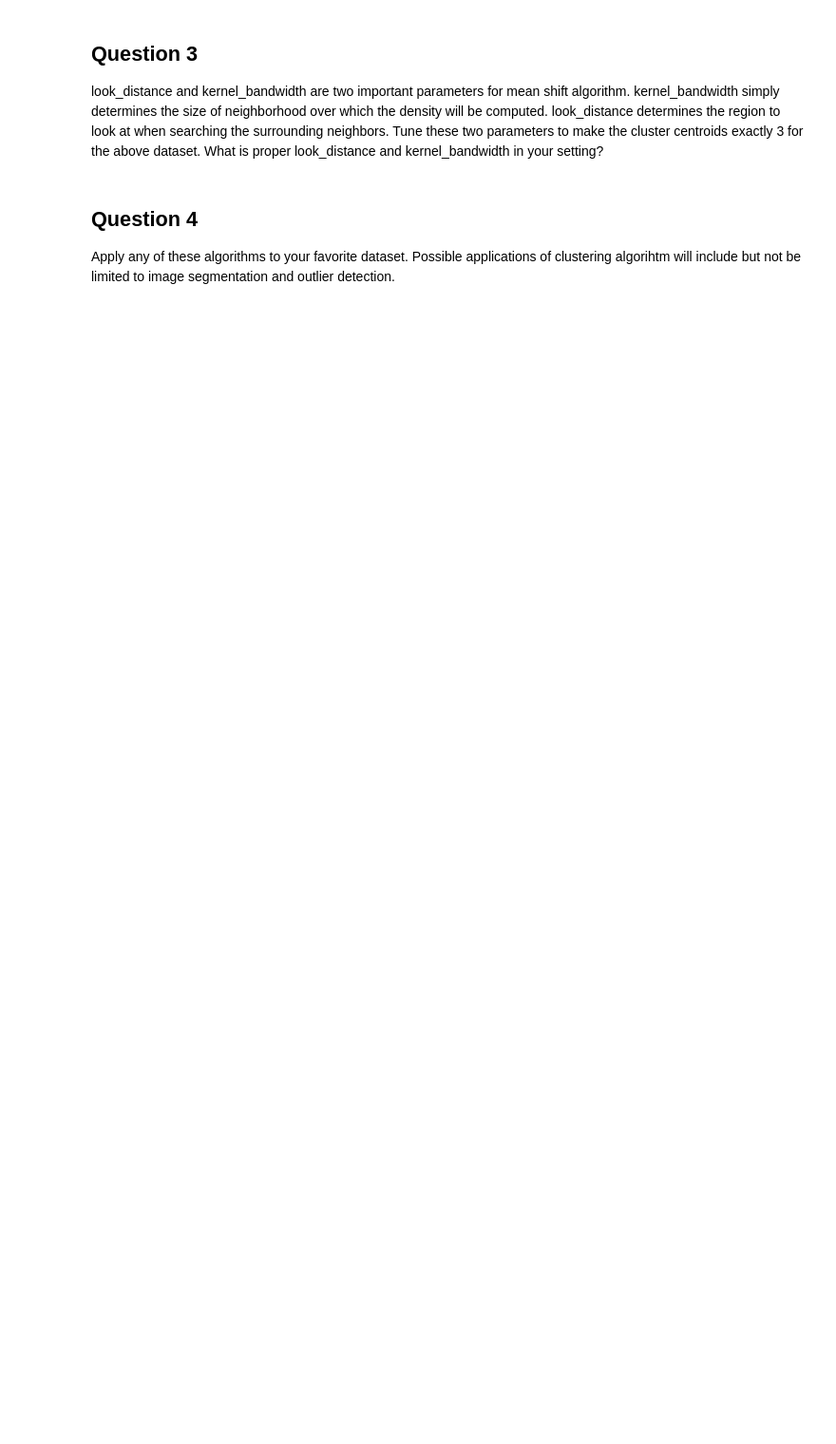
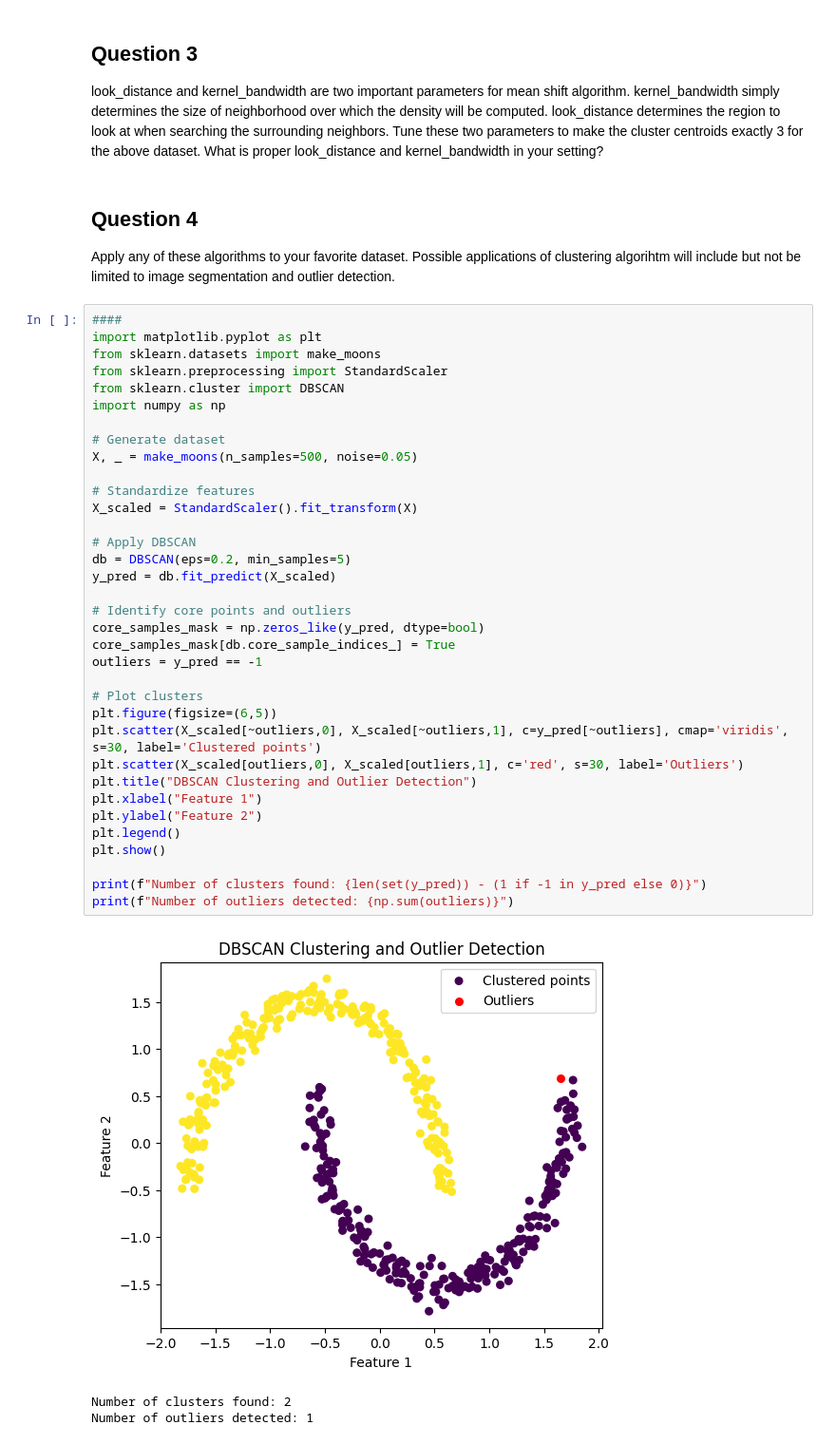
Before and after one commit to hollydo30/DBSCAN_Hierarchical-Agglomerative-Clustering_K-Means, a Jupyter notebook: hw_7.ipynb, the cells around one changed output. Shown at 95% size. Cells and saved outputs as stored; diff of their text form; blank space fills up the shorter version.

```diff
--- a/hw_7.ipynb
+++ b/hw_7.ipynb
@@ -476,3 +573,42 @@ look_distance and kernel_bandwidth are two important parameters for mean shift a
 ## Question 4
 
 Apply any of these algorithms to your favorite dataset.  Possible applications of clustering algorihtm will include but not be limited to image segmentation and outlier detection.
+# %%
+####
+import matplotlib.pyplot as plt
+from sklearn.datasets import make_moons
+from sklearn.preprocessing import StandardScaler
+from sklearn.cluster import DBSCAN
+import numpy as np
+
+# Generate dataset
+X, _ = make_moons(n_samples=500, noise=0.05)
+
+# Standardize features
+X_scaled = StandardScaler().fit_transform(X)
+
+# Apply DBSCAN
+db = DBSCAN(eps=0.2, min_samples=5)
+y_pred = db.fit_predict(X_scaled)
+
+# Identify core points and outliers
+core_samples_mask = np.zeros_like(y_pred, dtype=bool)
+core_samples_mask[db.core_sample_indices_] = True
+outliers = y_pred == -1
+
+# Plot clusters
+plt.figure(figsize=(6,5))
+plt.scatter(X_scaled[~outliers,0], X_scaled[~outliers,1], c=y_pred[~outliers], cmap='viridis', s=30, label='Clustered points')
+plt.scatter(X_scaled[outliers,0], X_scaled[outliers,1], c='red', s=30, label='Outliers')
+plt.title("DBSCAN Clustering and Outlier Detection")
+plt.xlabel("Feature 1")
+plt.ylabel("Feature 2")
+plt.legend()
+plt.show()
+
+print(f"Number of clusters found: {len(set(y_pred)) - (1 if -1 in y_pred else 0)}")
+print(f"Number of outliers detected: {np.sum(outliers)}")
+# %% [output]
+[figure, added]
+Number of clusters found: 2
+Number of outliers detected: 1
```
Also changed, not shown: parts of 21 cells of this notebook.
